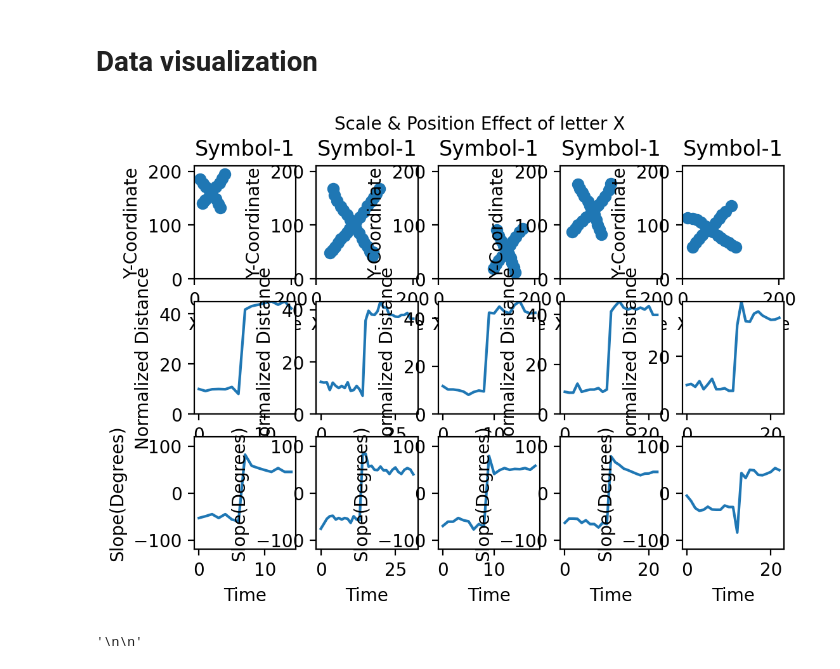
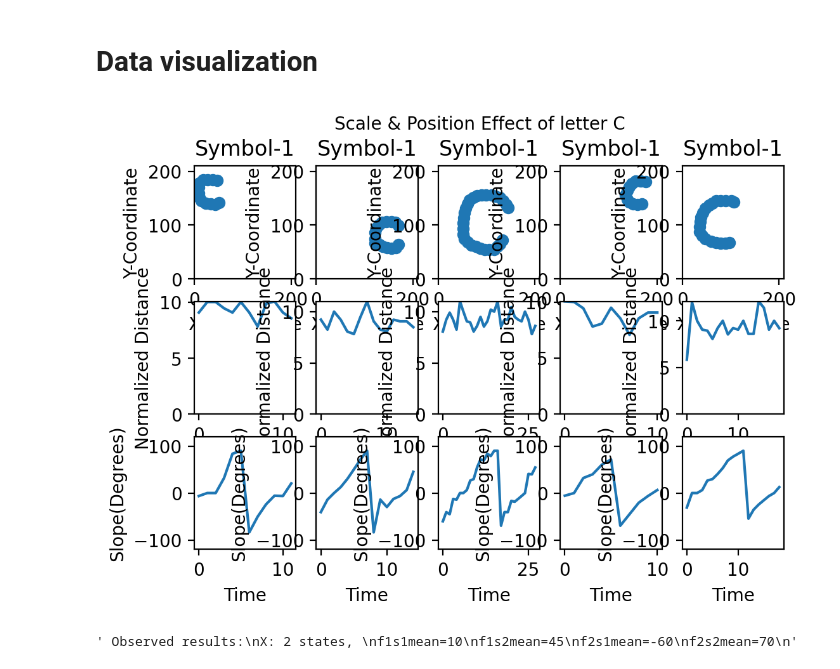
Before and after one commit to jonasced/Pattern-AssignmentProject, a Jupyter notebook: FeatureVisualization.ipynb, the cells around one changed output. Cells and saved outputs as stored; diff of their text form; code cells hidden in the pictures.

```diff
--- a/FeatureVisualization.ipynb
+++ b/FeatureVisualization.ipynb
@@ -37,7 +37,7 @@ Characters loaded in: ['A', 'C', 'K', 'P', 'X']
 # %% [markdown]
 # Data visualization
 # %%
-char = 4  # which character in the label list we are using
+char = 1  # which character in the label list we are using
 obs = data_features[char]
 raw_obs = data[char]
 sampchar = data_sampchar[char]
@@ -62,32 +62,32 @@ for i in range(plt_num):
     #------------- SYMBOL DRAWINGS
     #Drawing of sampled symbol-1
     axarr[0, i].scatter(sampled_symbol1[0], sampled_symbol1[1])
     axarr[0, i].set(xlabel = "X-Coordinate", ylabel = "Y-Coordinate")
     axarr[0, i].set_title('Symbol-1')
     axarr[0, i].set_xlim([0,210])
     axarr[0, i].set_ylim([0,210])
 
     #------------- ABSOLUTE DISTANCE FEATURE
     #Absolute distance plot of symbol-1
     axarr[1, i].plot(t1, f1_symbol1)
     axarr[1, i].set(xlabel = "Time", ylabel = "Normalized Distance")
     axarr[1, i].set_ylim([0,np.max(f1_symbol1)])
 
     #------------- SLOPE FEATURE
     #Y-wise distance plot of symbol-1
     axarr[2, i].plot(t1, f2_symbol1)
     axarr[2, i].set(xlabel = "Time", ylabel = "Slope(Degrees)")
     axarr[2, i].set_ylim([-120,120])
 
 plt.show()
 
 """ Observed results:
 X: 2 states,
 f1s1mean=10
 f1s2mean=45
 f2s1mean=-60
 f2s2mean=70
 """
 # %% [output]
-[figure, old version]
+[figure, new version]
-'\n\n'
+' Observed results:\nX: 2 states, \nf1s1mean=10\nf1s2mean=45\nf2s1mean=-60\nf2s2mean=70\n'
```
Also changed, not shown: 2 other files.
